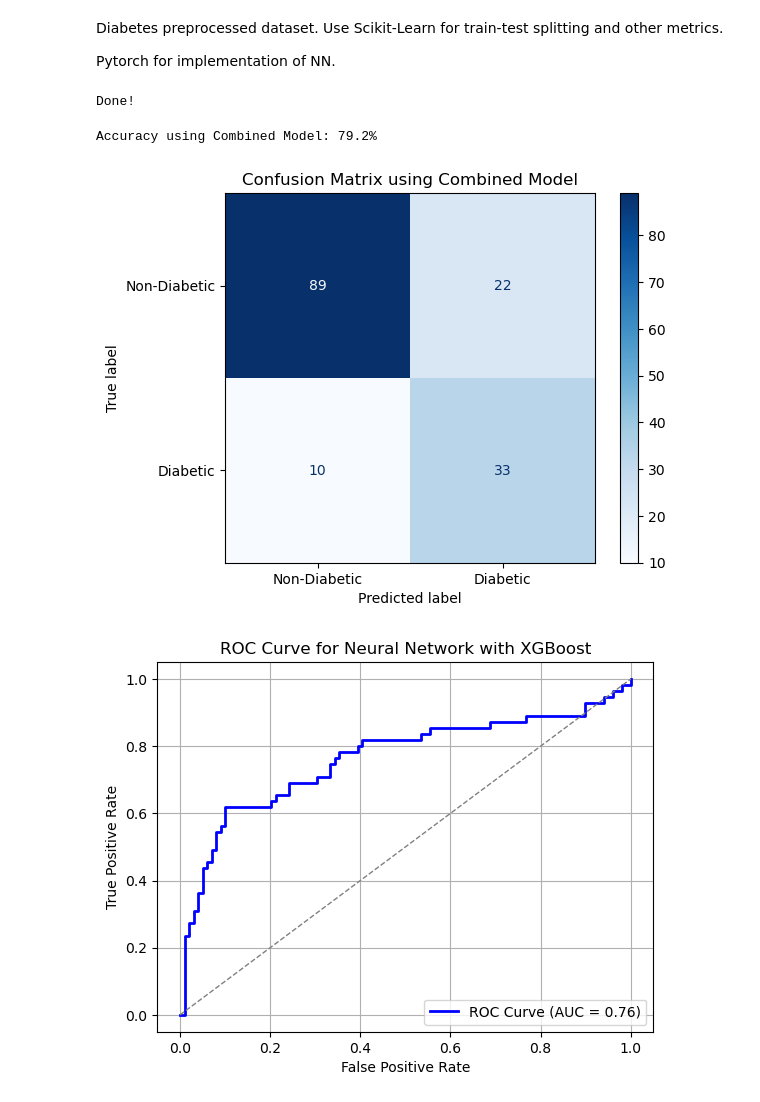
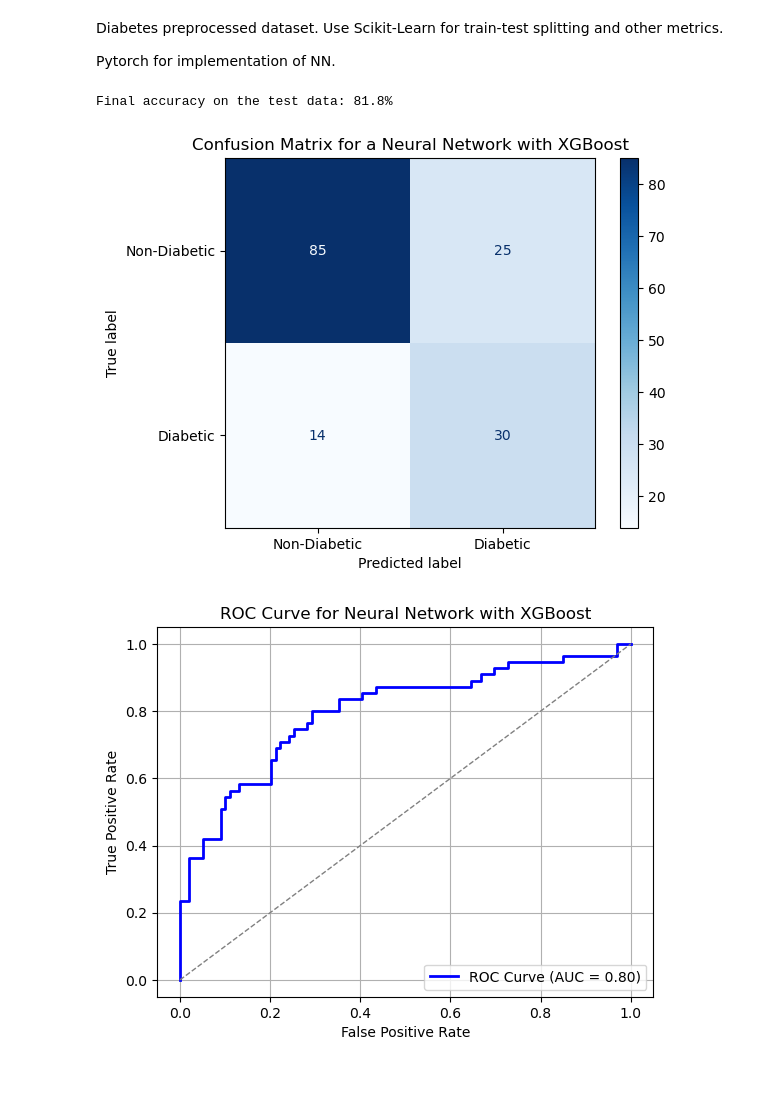
Before and after one commit to sphia-g/ML24UiO, a Jupyter notebook: Project3/Sourcecode/neural_network_with_gradient_boosting.ipynb, the cells around one changed output. Cells and saved outputs as stored; diff of their text form; code cells hidden in the pictures.

```diff
--- a/Project3/Sourcecode/neural_network_with_gradient_boosting.ipynb
+++ b/Project3/Sourcecode/neural_network_with_gradient_boosting.ipynb
@@ -70,12 +70,12 @@ optimizer = torch.optim.SGD(model.parameters(), lr=learning_rate, weight_decay=1
 # %%
 def train_loop(dataloader, model, loss_function, optimizer):
     model.train()
-    size = len(dataloader.dataset)
+    #size = len(dataloader.dataset)
     all_predictions = []
 
     for batch, (X, y) in enumerate(dataloader):
         # Compute prediction and loss
-        pred = model(X)
+        pred = model(X).squeeze(1) #Avoid error messages essentially (same dimension)
         loss = loss_function(pred, y)
 
         # Backpropagation
@@ -91,45 +91,56 @@ def train_loop(dataloader, model, loss_function, optimizer):
             #print(f"loss: {loss:>7f}  [{current:>5d}/{size:>5d}]")
 
     return np.array(all_predictions)
-# %%
-epochs = 500
-for epoch in range(epochs):
-    #print(f"Epoch {epoch+1}\n-------------------------------")
-    predictions = train_loop(train_loader, model, loss_function, optimizer)
-print("Done!")
-# %% [output]
-Done!
 # %%
-#Create residuals
-y_train = y_train.flatten()
-predictions = predictions.flatten()
-residuals = y_train - predictions
+epochs = 200
+best_accuracy = 0
 
-# Train XGBoost on residuals
-xgb_model = XGBRegressor() #Regression
-xgb_model.fit(X_train, residuals)
+for epoch in range(epochs):
+    #print(f"Epoch {epoch+1}\n-------------------------------")
+    predictions = train_loop(train_loader, model, loss_function, optimizer)
 
-# Combined model predictions on test set
-test_predictions = model(torch.tensor(X_test, dtype=torch.float32)).detach().numpy().flatten()
-xgb_residuals_pred = xgb_model.predict(X_test)
-combined_predictions = test_predictions + xgb_residuals_pred
+    # Calculate residuals
+    y_train = y_train.flatten()
+    predictions = predictions.flatten()
+    residuals = y_train - predictions
 
-# Convert combined predictions to binary labels
-combined_predictions_labels = (combined_predictions > 0.5).astype(int)
-y_test_labels = (y_test.flatten() > 0.5).astype(int)
+    # Train XGBoost on residuals
+    xgb_model = XGBRegressor()
+    xgb_model.fit(X_train, residuals)
 
-# Calculate performance
-accuracy = accuracy_score(combined_predictions_labels, y_test_labels)
-print(f"Accuracy using Combined Model: {100 * accuracy:>0.1f}%")
+    # Combined model predictions on test set
+    model.eval()
+    test_predictions = model(torch.tensor(X_test, dtype=torch.float32)).detach().numpy().flatten()
+    xgb_residuals_pred = xgb_model.predict(X_test)
+    combined_predictions = test_predictions + xgb_residuals_pred
+
+    # Convert combined predictions to binary labels (assuming a threshold of 0.5 for classification)
+    combined_predictions_labels = (combined_predictions > 0.5).astype(int)
+    y_test_labels = (y_test.flatten() > 0.5).astype(int)
+
+    # Calculate performance
+    accuracy = accuracy_score(combined_predictions_labels, y_test_labels)
+
+    if accuracy > best_accuracy:
+        best_accuracy = accuracy
+        best_predictions_labels = combined_predictions_labels
+
+        # Save the best model and predictions
+        torch.save(model.state_dict(), 'best_model.pth')
+        np.savetxt('best_predictions_labels.txt', best_predictions_labels, fmt='%d')
+        np.savetxt('y_test_labels.txt', y_test_labels, fmt='%d')
+
+print(f"Final accuracy on the test data: {100*(best_accuracy):>0.1f}%")
+
 
 conf_matrix = confusion_matrix(combined_predictions_labels, y_test_labels)
 disp = ConfusionMatrixDisplay(confusion_matrix=conf_matrix, display_labels=['Non-Diabetic', 'Diabetic'])
 disp.plot(cmap='Blues')
-plt.title("Confusion Matrix using Combined Model")
+plt.title("Confusion Matrix for a Neural Network with XGBoost")
 plt.show()
 # %% [output]
-Accuracy using Combined Model: 79.2%
+Final accuracy on the test data: 81.8%
-[figure, old version]
+[figure, new version]
 # %%
 from sklearn.metrics import roc_curve, auc
 
@@ -152,4 +163,4 @@ plt.legend(loc="lower right")
 plt.grid()
 plt.show()
 # %% [output]
-[figure, old version]
+[figure, new version]
```
Also changed, not shown: 9 other files.
